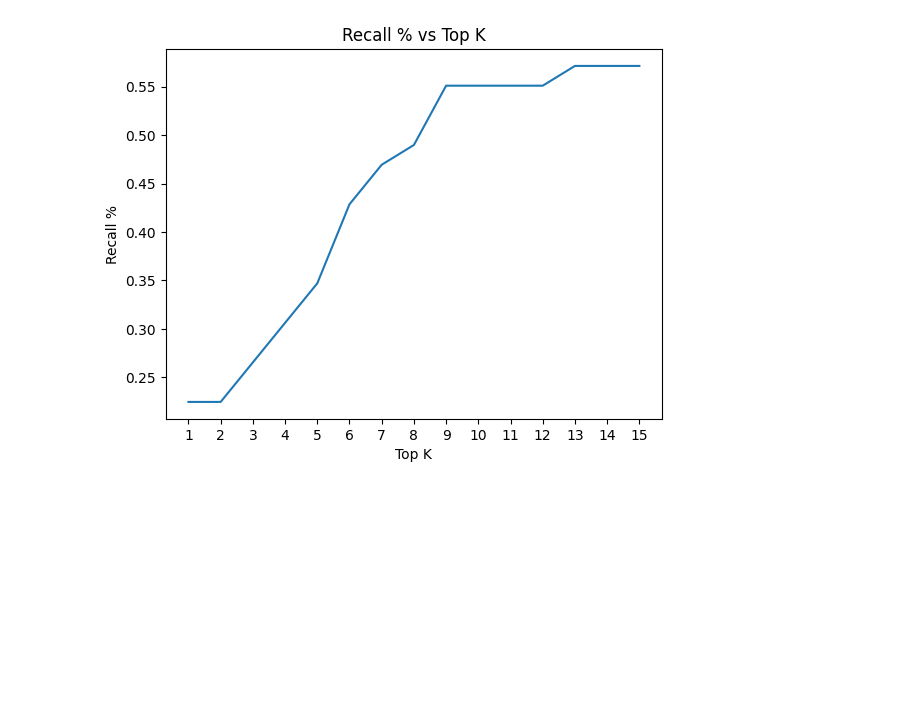
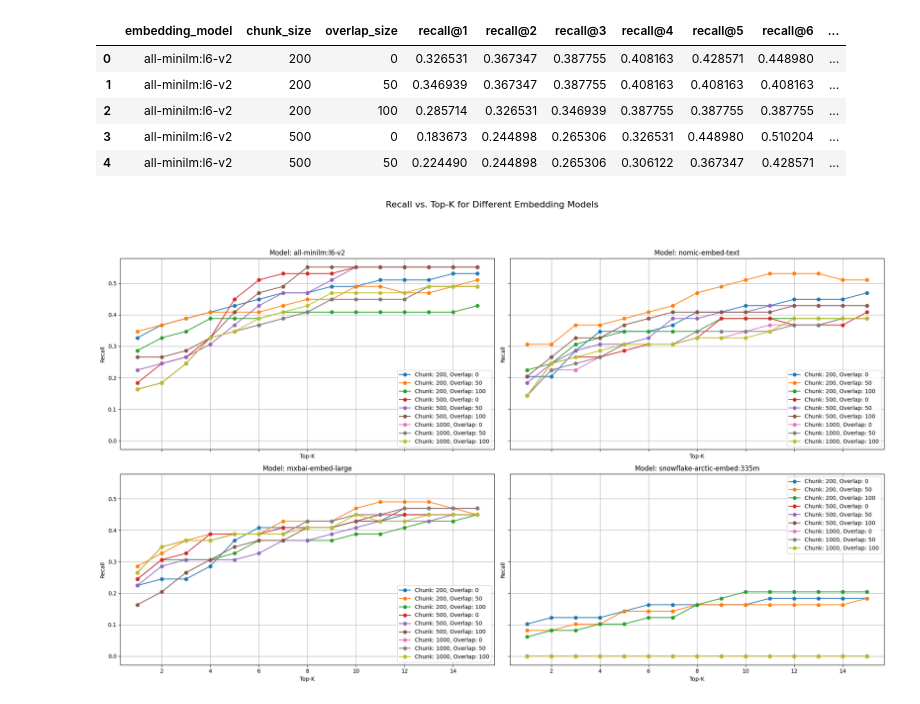
Before and after one commit to DhruvGandhi85/ResumeWizard_ChatBot, a Jupyter notebook: finalProject.ipynb, the cells around one changed output. Drawn from its saved outputs; the diff is of its cells as text; code cells hidden in the pictures; blank space fills up the shorter version.

```diff
--- a/finalProject.ipynb
+++ b/finalProject.ipynb
@@ -76,10 +77,0 @@ Query: and Electronics Engineering Technology
-# %%
-import matplotlib.pyplot as plt
-plt.plot(range(1, 16), recalls)
-plt.xlabel('Top K')
-plt.ylabel('Recall %')
-plt.title('Recall % vs Top K')
-plt.xticks(range(1, 16))
-plt.show()
-# %% [output]
-[figure, removed]
@@ -140,0 +78,67 @@ plt.show()
+# %%
+df_results = pd.read_csv("experiment_results.csv")
+df_results.head()
+# %% [output]
+|  | embedding_model | chunk_size | overlap_size | recall@1 | recall@2 | recall@3 | recall@4 | recall@5 | recall@6 | ... |
+| 0 | all-minilm:l6-v2 | 200 | 0 | 0.326531 | 0.367347 | 0.387755 | 0.408163 | 0.428571 | 0.448980 | ... |
+| 1 | all-minilm:l6-v2 | 200 | 50 | 0.346939 | 0.367347 | 0.387755 | 0.408163 | 0.408163 | 0.408163 | ... |
+| 2 | all-minilm:l6-v2 | 200 | 100 | 0.285714 | 0.326531 | 0.346939 | 0.387755 | 0.387755 | 0.387755 | ... |
+| 3 | all-minilm:l6-v2 | 500 | 0 | 0.183673 | 0.244898 | 0.265306 | 0.326531 | 0.448980 | 0.510204 | ... |
+| 4 | all-minilm:l6-v2 | 500 | 50 | 0.224490 | 0.244898 | 0.265306 | 0.306122 | 0.367347 | 0.428571 | ... |
+# %%
+# charts made by gemini
+
+import pandas as pd
+import matplotlib.pyplot as plt
+import seaborn as sns
+
+# Load your data
+df = pd.read_csv("experiment_results.csv")
+
+# Define the recall columns
+recall_cols = [f"recall@{k}" for k in range(1, 16)]
+
+# Get unique models
+models = df['embedding_model'].unique()
+
+# Determine the number of rows and columns for the grid
+num_models = len(models)
+num_cols = 2  # Adjust as needed (e.g., 2 columns for 4 models)
+num_rows = (num_models + num_cols - 1) // num_cols  # Calculate rows to fit all models
+
+# Create a grid of subplots
+fig, axes = plt.subplots(nrows=num_rows, ncols=num_cols, figsize=(10 * num_cols, 6 * num_rows),
+                        sharex=True, sharey=True)
+fig.suptitle('Recall vs. Top-K for Different Embedding Models', fontsize=16, y=1.02)
+
+# Iterate through models and plot in the grid
+for i, model in enumerate(models):
+    row = i // num_cols
+    col = i % num_cols
+
+    ax = axes[row, col]  # Get the current subplot
+
+    # Iterate through chunk sizes and overlap sizes to plot
+    for chunk_size in df['chunk_size'].unique():
+        for overlap_size in df['overlap_size'].unique():
+            # Filter data for the current model, chunk size, and overlap size
+            data = df[(df['embedding_model'] == model) &
+                      (df['chunk_size'] == chunk_size) &
+                      (df['overlap_size'] == overlap_size)]
+
+            # Plot if there's data for this combination
+            if not data.empty:
+                ax.plot(range(1, 16), data[recall_cols].values.flatten(),
+                         marker='o', linestyle='-',
+                         label=f'Chunk: {chunk_size}, Overlap: {overlap_size}')
+
+    ax.set_title(f'Model: {model}')
+    ax.set_xlabel('Top-K')
+    ax.set_ylabel('Recall')
+    ax.grid(True)
+    ax.legend()
+
+plt.tight_layout(rect=[0, 0, 1, 0.96])  # Adjust layout to prevent overlap
+plt.show()
+# %% [output]
+[figure, added]
```
Also changed, not shown: parts of 13 cells of this notebook, 6 other files.
